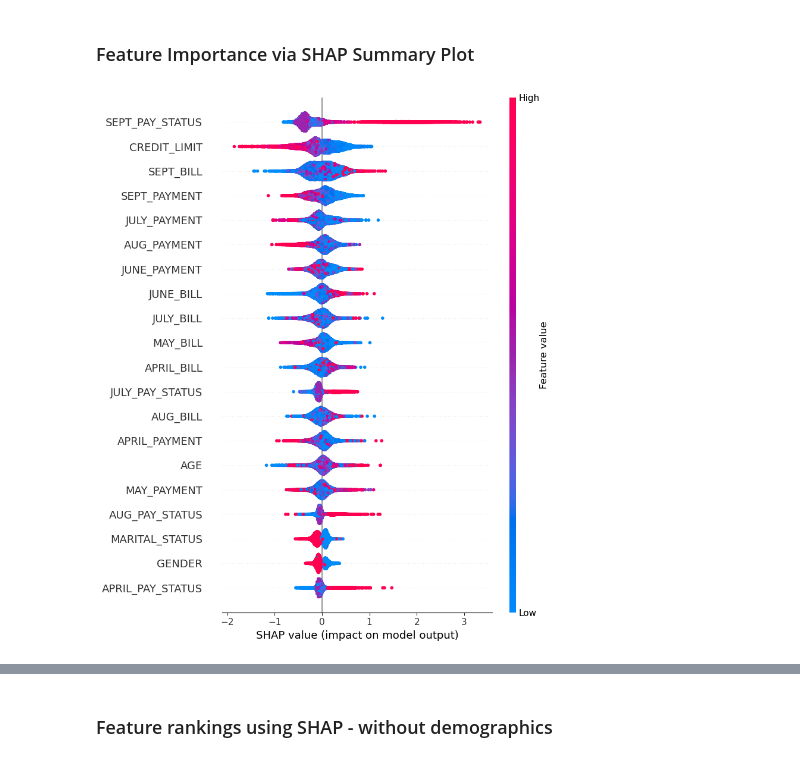
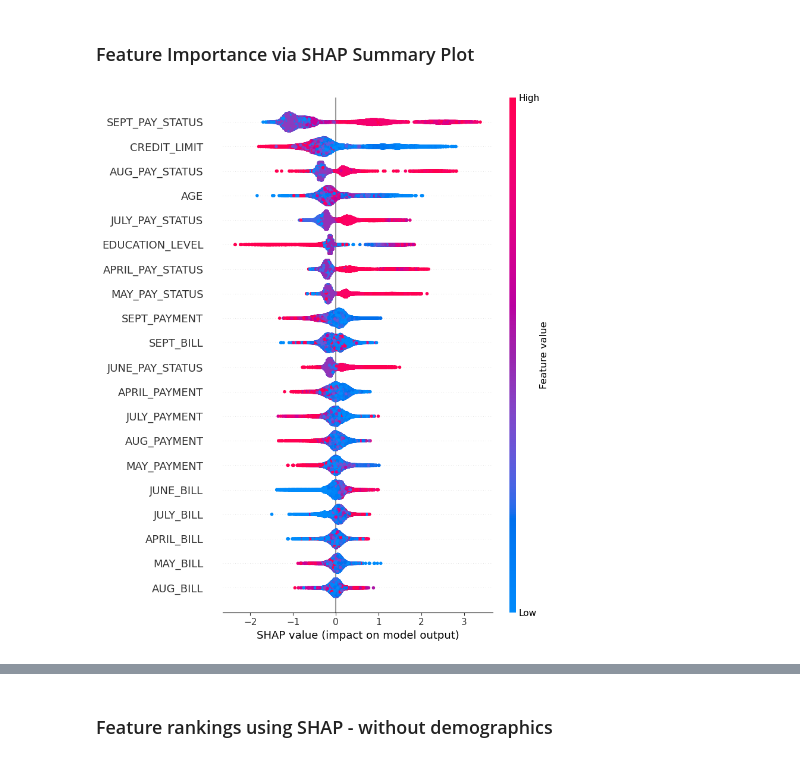
Before and after one commit to DatasanAli/AAI-501-Grp1, a Jupyter notebook: notebooks/xgboost.ipynb, the cells around one changed output, grey strips where cells are left out. Cells and saved outputs as stored; diff of their text form; code cells hidden in the pictures.

```diff
--- a/notebooks/xgboost.ipynb
+++ b/notebooks/xgboost.ipynb
@@ -216,17 +216,17 @@ ROC-AUC Score: 0.7578848821588154
 # %%
 #xgboost with all features
 
 # Create a SHAP explainer
-explainer = shap.Explainer(xgb_model_all_features, features_train)
+explainer = shap.Explainer(xgb_model_all_features, features_train_resampled)
 
 # Compute SHAP values
-shap_values = explainer(features_train)
+shap_values = explainer(features_train_resampled)
 
 # SHAP summary plot
 plt.figure(figsize=(12, 6))
-shap.summary_plot(shap_values, features_train)
+shap.summary_plot(shap_values, features_train_resampled)
 # %% [output]
-[figure, old version]
+[figure, new version]
 # %%
 #xgboost with no demographics
 
```
Also changed, not shown: parts of 9 cells of this notebook.
